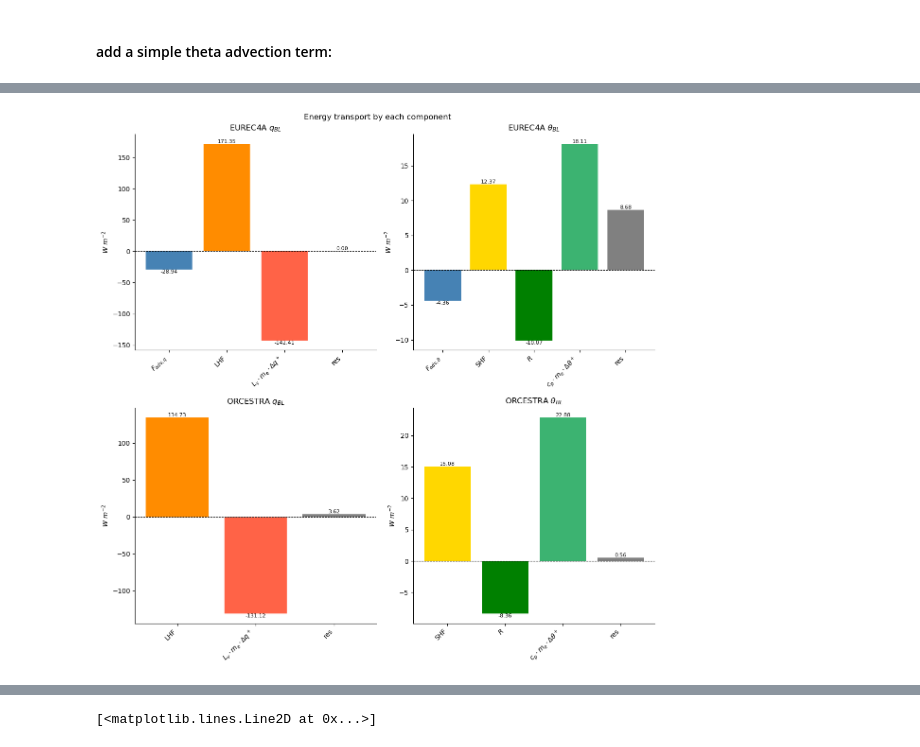
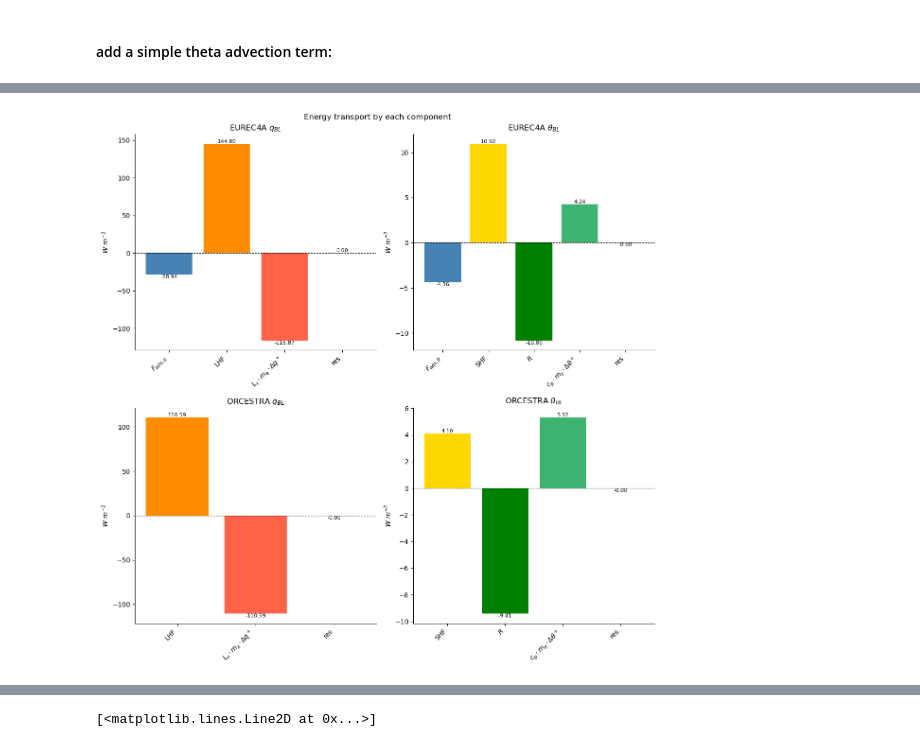
Before and after one commit to meteorologopazzo/BCO_observational, a Jupyter notebook: mass_fluxes_profiles/SimplScheme_sfcAdj.ipynb, the cells around one changed output, grey strips where cells are left out. Cells and saved outputs as stored; diff of their text form; code cells hidden in the pictures.

```diff
--- a/mass_fluxes_profiles/SimplScheme_sfcAdj.ipynb
+++ b/mass_fluxes_profiles/SimplScheme_sfcAdj.ipynb
@@ -595,7 +654,7 @@ for i, E in enumerate(E_values_eu):
         0,                                        # b (x^3)
         0,                                        # c (x^2)
         -cp*E,  #-(cp*Vs_shf_eu +cp*E),                             # d (x^1)
-        shf_era5_eu + cp*E * theta_out_eu[i] + non_thBL_terms_eu   # e (constant). # cp*Vs_shf_eu * sst_eu.values
+        shf_recShip_eu + cp*E * theta_out_eu[i] + non_thBL_terms_eu   # e (constant). # cp*Vs_shf_eu * sst_eu.values
     ]
 
     # Solve the polynomial
@@ -622,7 +681,7 @@ for i, E in enumerate(E_values_or):
         0,                                        # b (x^3)
         0,                                        # c (x^2)
         -cp*E, # -( cp*Vs_shf_or + cp*E),                             # d (x^1)
-        shf_era5_or + cp*E * theta_out_or[i] + non_thBL_terms_or  # e (constant).  # cp*Vs_shf_or * sst_or.values
+        shf_recShip_or + cp*E * theta_out_or[i] + non_thBL_terms_or  # e (constant).  # cp*Vs_shf_or * sst_or.values
     ]
 
     # Solve the polynomial
@@ -804,7 +863,10 @@ for i, E in enumerate(E_adv_eu):
         0,                                                    # b (x^3)
         0,                                                    # c (x^2)
         -cp*E, #-(cp*Vs_shf_eu +cp*E),                                # d (x^1)
-        shf_era5_eu + cp*E * theta_out_eu[i] + non_thBL_terms_eu + cp*bl_density*bl_height*Fa_th_eu  # e (constant). # cp*Vs_shf_eu * sst_eu.values
+        shf_recShip_eu.item()
+        + cp*E*theta_out_eu[i]
+        + non_thBL_terms_eu
+        + cp*bl_density*bl_height*Fa_th_eu  # e (constant). # cp*Vs_shf_eu * sst_eu.values
     ]
 
     # Solve the polynomial
@@ -832,7 +894,10 @@ for i, E in enumerate(E_adv_or):
         0,                                                     # b (x^3)
         0,                                                     # c (x^2)
         -cp*E, #-(cp*Vs_shf_or + cp*E),                                # d (x^1)
-        shf_era5_or + cp*E * theta_out_or[i] + non_thBL_terms_or + cp*bl_density*bl_height*Fa_th_or  # e (constant) # cp*Vs_shf_or * sst_or.values
+        shf_recShip_or.item()
+        + cp*E * theta_out_or[i]
+        + non_thBL_terms_or
+        + cp*bl_density*bl_height*Fa_th_or  # e (constant) # cp*Vs_shf_or * sst_or.values
     ]
 
     # Solve the polynomial
@@ -992,3 +1057,6 @@ print((pred_mse_or[-1] - obs_mse_or))
+# %%
+RNet_eu_final = R_net(ingr_eu.sw_global.sel(cell=0).mean(dim="time").values, ingr_eu.lw_diff.sel(cell=0).mean(dim="time").values, sst_eu.values, theta_predRadAdv_eu)
+RNet_or_final = R_net(ingr_or.sw_global.sel(cell=0).mean(dim="time").values, ingr_or.lw_diff.sel(cell=0).mean(dim="time").values, sst_or.values, theta_predRadAdv_or)
 # %%
 fig, ax = plt.subplots(2,2, figsize=(12, 12))
 ax = ax.flatten()
@@ -1009,7 +1077,7 @@ colors = [
 
 
 terms_moisture_eu = [(bl_density*bl_height*(Lv*Fa_q_eu) )*np.ones_like(q_out_eu),      # cp*Fa_th_eu +
-         lhf_era5_eu.values*np.ones_like(q_out_eu),
+         lhf_recShip_eu.values*np.ones_like(q_out_eu),
          E_adv_eu*Lv*(q_out_eu - q_bl_eu)]
 
 bar_values = [terms_moisture_eu[i][0] for i in range(len(terms_moisture_eu))]
@@ -1047,12 +1115,12 @@ colors = [
 ]
 
 terms_th_eu = [(bl_density*bl_height*(cp*Fa_th_eu) )*np.ones_like(q_out_eu),
-         shf_era5_eu.values*np.ones_like(q_out_eu)  ,
-         RNet_eu*np.ones_like(q_out_eu),
-         E_adv_eu*cp*(theta_predRadAdv_eu - theta_bl_eu)]
+         shf_recShip_eu.values*np.ones_like(q_out_eu)  ,
+         RNet_eu_final,
+         E_adv_eu*cp*(theta_out_eu - theta_predRadAdv_eu)]
 
-bar_values = [terms_th_eu[i][0]for i in range(len(terms_th_eu))]
-residual = shf_era5_eu.values - ( (E_adv_eu*cp*(theta_predRadAdv_eu - theta_bl_eu))[0] + bl_density*bl_height*(cp*Fa_th_eu) + RNet_eu)
+bar_values = [(terms_th_eu[i])[0] for i in range(len(terms_th_eu))]
+residual = shf_recShip_eu.values + (E_adv_eu*cp*(theta_out_eu - theta_predRadAdv_eu))[0] + bl_density*bl_height*(cp*Fa_th_eu) + RNet_eu_final[0]
 all_labels = labels + ["res"]
 
 ax[1].bar(all_labels, bar_values + [residual], color=colors + ['grey'])
@@ -1079,7 +1147,7 @@ colors = [
     "tomato",           # m_e · Δq+
 ]
 
-terms_moisture_or = [lhf_era5_or.values*np.ones_like(q_out_or),
+terms_moisture_or = [lhf_recShip_or.values*np.ones_like(q_out_or),
 E_adv_or*Lv*(q_out_or - q_bl_or) ]
 bar_values = [terms_moisture_or[i][0]for i in range(len(terms_moisture_or))]
 
@@ -1108,39 +1176,40 @@ labels = [
 ]
 
 
 colors = [
     "gold",             # SHF
     "green",            # R
     "mediumseagreen",   # m_e · Δθ+
 ]
 
 
-terms_th_or = [shf_era5_or.values*np.ones_like(q_out_or)  ,
-         RNet_or*np.ones_like(q_out_or),
-         E_adv_or*cp*(theta_predRadAdv_or - theta_bl_or) ]
-bar_values = [terms_th_or[i][0]for i in range(len(terms_th_or))]
-residual = shf_era5_or.values - ( (E_adv_or*cp*(theta_predRadAdv_or - theta_bl_or))[0] + RNet_or )
+terms_th_or = [shf_recShip_or.values*np.ones_like(q_out_or)  ,
+               RNet_or_final,
+               E_adv_or*cp*(theta_out_or - theta_predRadAdv_or) ]
+
+bar_values = [(terms_th_or[i])[0] for i in range(len(terms_th_or))]
+residual = shf_recShip_or.values +  (E_adv_or*cp*(theta_out_or - theta_predRadAdv_or))[0] + RNet_or_final[0]
 all_labels = labels + ["res"]
 
 ax[3].bar(all_labels, bar_values + [residual], color=colors + ['grey'])
 for i, v in enumerate(bar_values + [residual]):
     ax[3].text(i, v, f"{v:.2f}", ha='center', va='bottom' if v >= 0 else 'top', fontsize=8)
 ax[3].axhline(0, color='black', linewidth=0.8, linestyle='--')
 ax[3].set_title(r"ORCESTRA $\theta_{BL}$")
 ax[3].set_ylabel(r"$W~m^{-2}$")
 ax[3].set_xticks(range(len(all_labels)))
 ax[3].set_xticklabels(all_labels, rotation=45, ha='right')
 
 
 
 
 for x in ax:
     for spine in ['top', 'right']:
         x.spines[spine].set_visible(False)
 
 plt.tight_layout()
 # %% [output]
-[figure, old version]
+[figure, new version]
 # %%
 
 h_tx_eu = E_adv_eu * ( cp*(theta_out_eu - theta_predRadAdv_eu) + Lv*(q_out_eu - q_bl_eu) )
```
Also changed, not shown: parts of 34 cells of this notebook, 2 other files.
